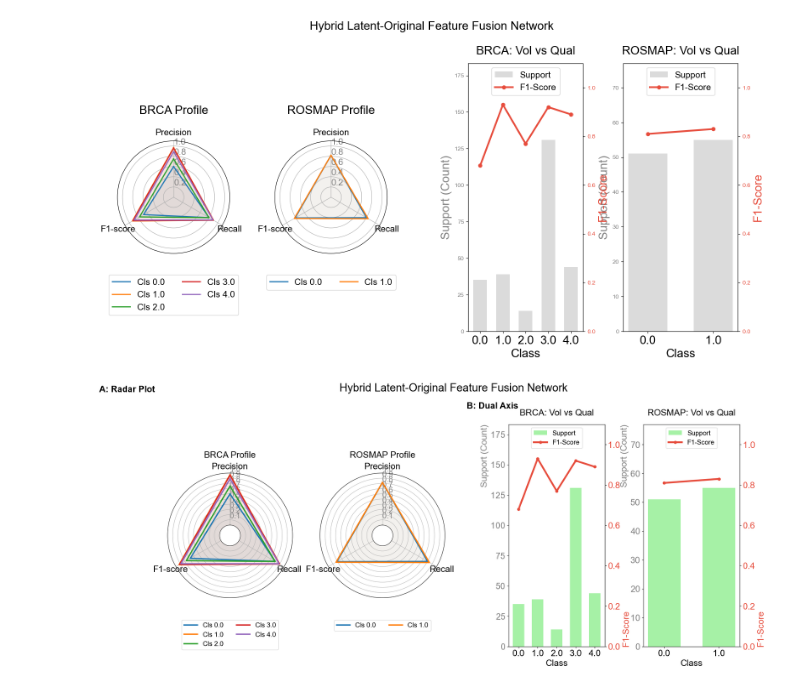
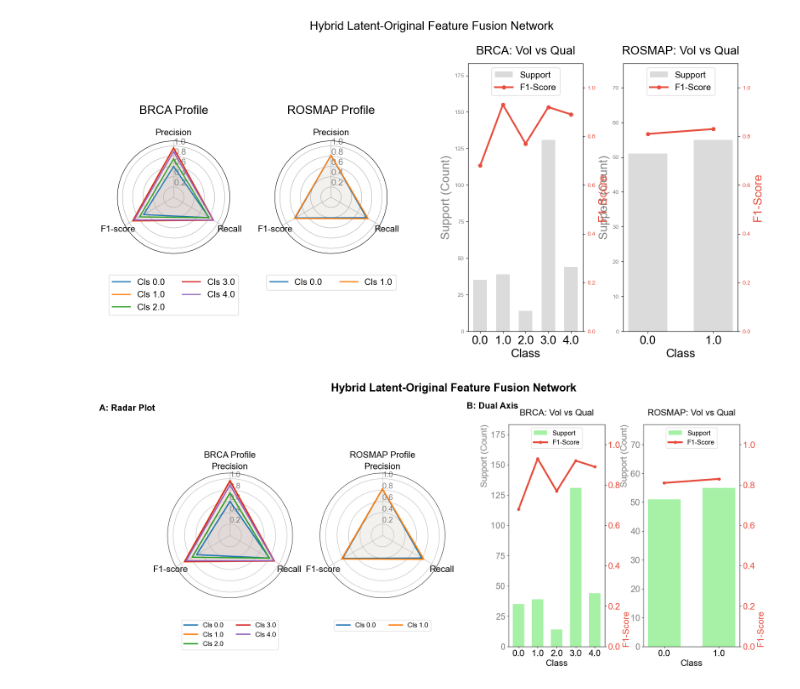
Before and after one commit to rayhankhan2192/Omics-Latent, a Jupyter notebook: graph_creation.ipynb, the cells around one changed output. Drawn from its saved outputs; the diff is of its cells as text; code cells hidden in the pictures.

Commit message:
graph update

```diff
--- a/graph_creation.ipynb
+++ b/graph_creation.ipynb
@@ -3752,10 +3752,16 @@ def plot_radar(ax, df, title):
     ax.set_xticks(angles[:-1])
     ax.set_xticklabels(categories, fontsize=20)
 
+    # ax.set_rlabel_position(0)
+    # ax.set_yticks([0.1, 0.2, 0.3, 0.4, 0.5, 0.6, 0.7, 0.8, 0.9, 1.0])
+    # # Increased Y-axis tick label size here
+    # ax.set_yticklabels(["0.1", "0.2", "0.3", "0.4", "0.5", "0.6", "0.7", "0.8", "0.9", "1.0"], color="gray", size=17)
+    # ax.set_ylim(0, 1.1)
+
     ax.set_rlabel_position(0)
-    ax.set_yticks([0.1, 0.2, 0.3, 0.4, 0.5, 0.6, 0.7, 0.8, 0.9, 1.0])
+    ax.set_yticks([0.2, 0.4, 0.6, 0.8, 1.0])
     # Increased Y-axis tick label size here
-    ax.set_yticklabels(["0.1", "0.2", "0.3", "0.4", "0.5", "0.6", "0.7", "0.8", "0.9", "1.0"], color="gray", size=17)
+    ax.set_yticklabels([ "0.2",  "0.4",  "0.6",  "0.8", "1.0"], color="gray", size=17)
     ax.set_ylim(0, 1.1)
 
     for index, row in df.iterrows():
@@ -3797,33 +3803,33 @@ def plot_dual_axis(ax, df, title):
     ax2.plot(x, df['F1-score'], color='#E74C3C', marker='o', linewidth=4, label='F1-Score') # Thicker line
     ax2.set_ylabel('F1-Score', color='#E74C3C', fontsize=20, loc='bottom')
 
     # Increased Y-axis tick label size
     ax2.tick_params(axis='y', labelcolor='#E74C3C', labelsize=20)
     ax2.set_ylim(0, 1.1)
 
     ax1.set_xticks(x)
     ax1.set_xticklabels(df['Class'], fontsize=20)
     ax1.set_xlabel('Class', fontsize=20,)
     ax1.set_title(title, fontsize=20,  pad=20)
 
     # Legend
     lines_1, labels_1 = ax1.get_legend_handles_labels()
     lines_2, labels_2 = ax2.get_legend_handles_labels()
     ax1.legend(lines_1 + lines_2, labels_1 + labels_2, loc='upper center', fontsize=15, frameon=True)
 
 
 plot_dual_axis(ax_dual1, df_brca, "BRCA: Vol vs Qual")
 plot_dual_axis(ax_dual2, df_rosmap, "ROSMAP: Vol vs Qual")
 
 # Add panel label for Dual Axis (B)
-ax_radar1.text(-0.1, 1.7, "A: Radar Plot", transform=ax_radar1.transAxes, fontsize=20, fontweight='bold', va='top', ha='right')
+ax_radar1.text(-0.1, 1.55, "A: Radar Plot", transform=ax_radar1.transAxes, fontsize=20, fontweight='bold', va='top', ha='right')
 ax_dual1.text(0.1, 1.1, "B: Dual Axis", transform=ax_dual1.transAxes, fontsize=20, fontweight='bold', va='top', ha='right')
 
-plt.suptitle(MAIN_TITLE, fontsize=25, y=0.98)
+plt.suptitle(MAIN_TITLE, fontsize=25, fontweight='bold', y=0.98)
 plt.tight_layout()
 plt.subplots_adjust(top=0.85, wspace=0.25, bottom=0.15, left=0.05, right=0.95)
 
 plt.savefig('hybrid_radar_dual_final.png', dpi=300, bbox_inches='tight')
 plt.show()
 # %% [output]
-[figure, old version]
+[figure, new version]
```
Also changed, not shown: parts of 7 cells of this notebook.
